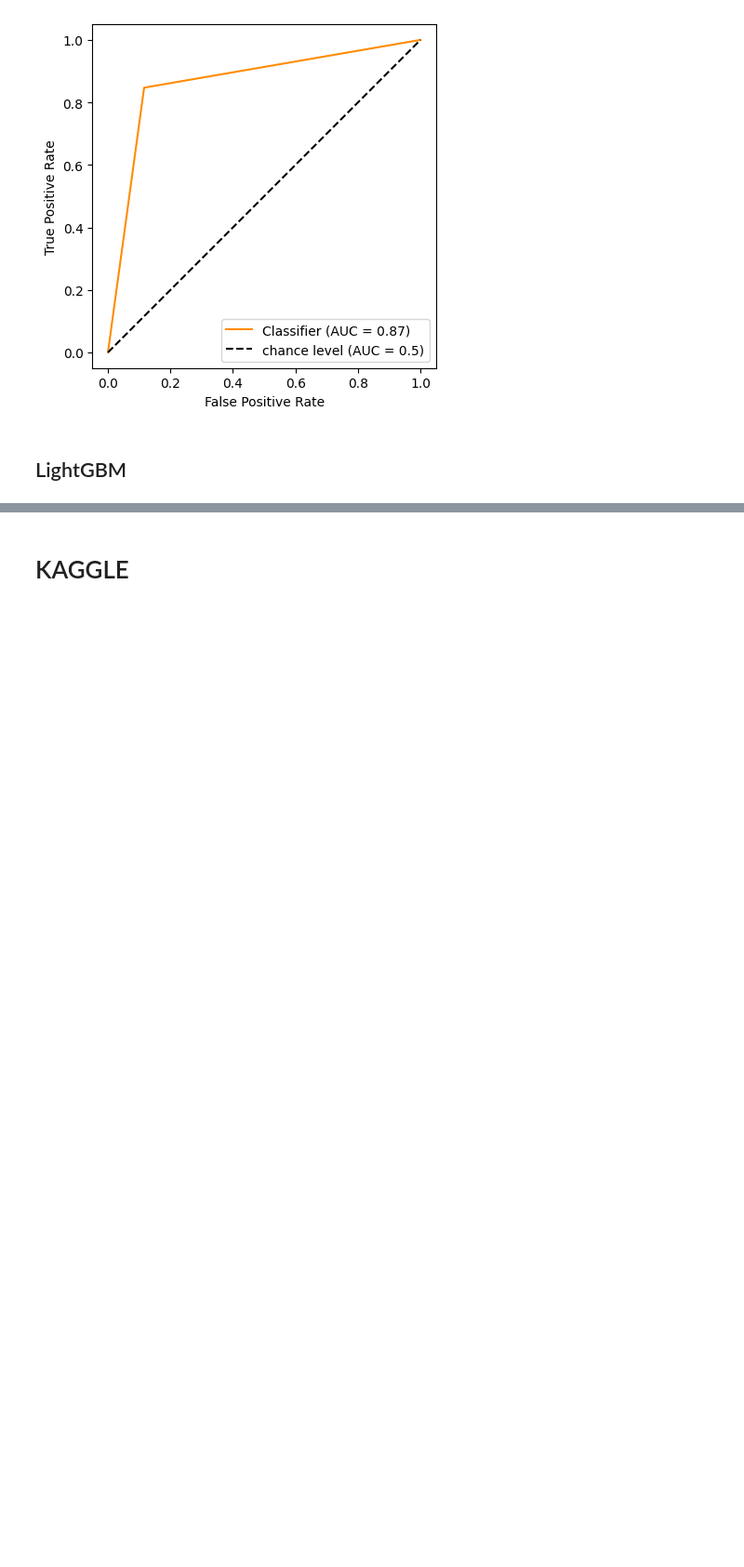
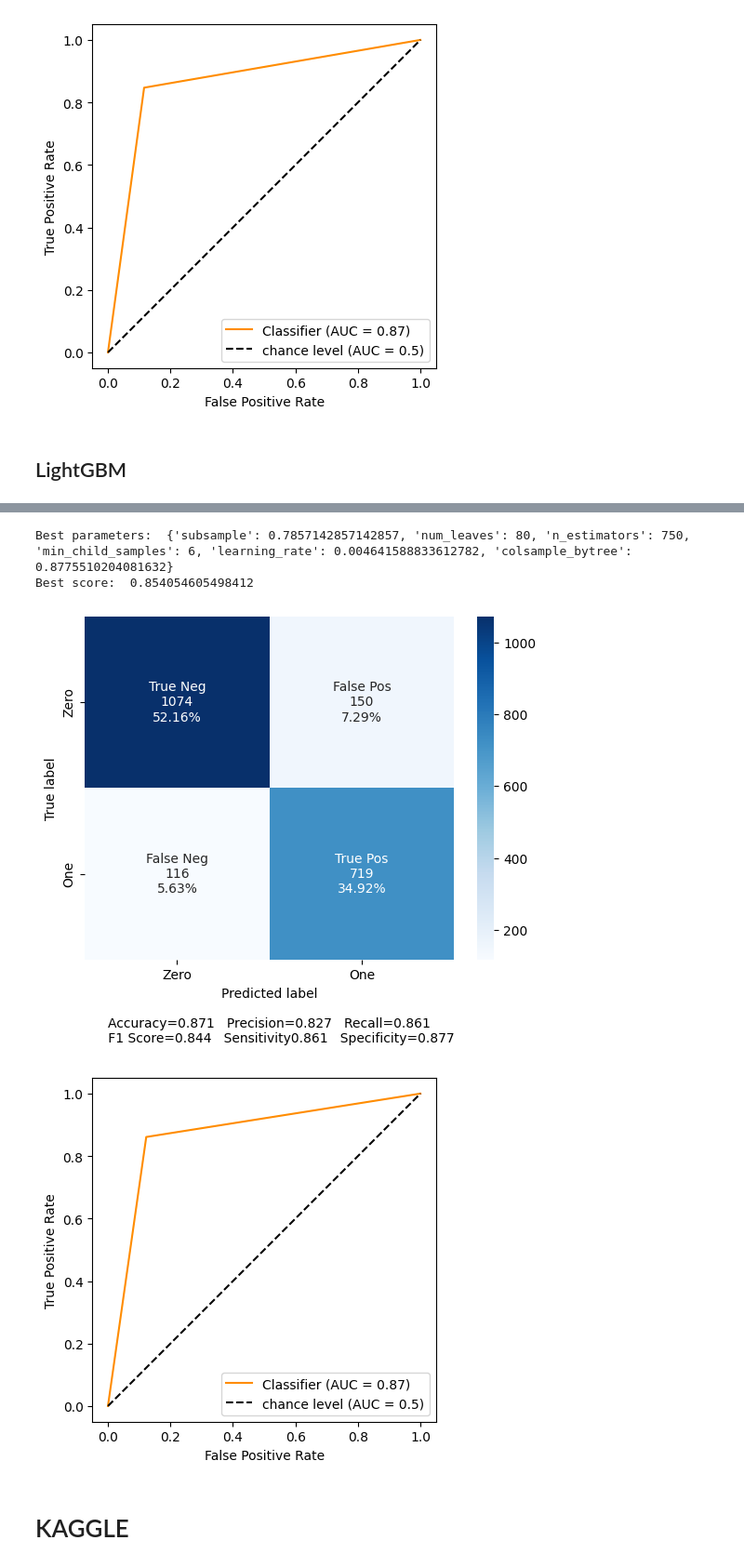
Before and after one commit to realbigi/ML_Data_Competition, a Jupyter notebook: LIAM/Report_LIAM2.ipynb, the cells around one changed output, grey strips where cells are left out. Shown at 93% size. Saved outputs shown, nothing was run; the diff lists cells and outputs as text; code cells hidden in the pictures; blank space fills up the shorter version.

```diff
--- a/LIAM/Report_LIAM2.ipynb
+++ b/LIAM/Report_LIAM2.ipynb
@@ -379,2 +321,0 @@ Category: ['job', 'marital', 'education', 'device', 'day', 'month', 'outcome_old
-# %%
-train = train.dropna()
@@ -642,7 +466,7 @@ train_only_subscription = train_hot['subscription']
 # %% [markdown]
 # TRAIN, TEST AND VALIDATION
 # %%
-valid_size = 0.25
+valid_size = 0.281
 
 # Split the data into training and test sets
 X_train, X_valid, Y_train, Y_valid = train_test_split(train_no_subscription, train_only_subscription, test_size=valid_size)
@@ -966,3 +815,64 @@ ModuleNotFoundError: No module named 'lightgbm'
+# %%
+
+
+# define the parameter grid
+param_grid = {
+    'learning_rate': np.logspace(-3, 0, num=100),
+    'n_estimators': np.arange(100, 1000, 50),
+    'num_leaves': np.arange(10, 201, 10),
+    'min_child_samples': np.arange(1, 51, 5),
+    'subsample': np.linspace(0.5, 1, num=50),
+    'colsample_bytree': np.linspace(0.5, 1, num=50)
+}
+
+# create a LightGBM classifier object
+lgbm = LGBMClassifier(random_state=42)
+
+# create a randomized search object
+random_search = RandomizedSearchCV(estimator=lgbm,
+                                   param_distributions=param_grid,
+                                   n_iter=100,
+                                   cv=10,
+                                   n_jobs=-1,
+                                   random_state=42)
+
+# fit the randomized search object to the data
+random_search.fit(X_train, Y_train)
+
+# print the best set of parameters and the corresponding score
+print("Best parameters: ", random_search.best_params_)
+print("Best score: ", random_search.best_score_)
+# %% [output]
+Best parameters:  {'subsample': 0.7857142857142857, 'num_leaves': 80, 'n_estimators': 750, 'min_child_samples': 6, 'learning_rate': 0.004641588833612782, 'colsample_bytree': 0.8775510204081632}
+Best score:  0.854054605498412
+# %%
+
+# Set the best hyperparameters found by random search
+best_learning_rate = random_search.best_params_['learning_rate']
+best_n_estimators = random_search.best_params_['n_estimators']
+best_num_leaves = random_search.best_params_['num_leaves']
+best_min_child_samples = random_search.best_params_['min_child_samples']
+best_subsample = random_search.best_params_['subsample']
+best_colsample_bytree = random_search.best_params_['colsample_bytree']
+
+# Create a LightGBM classifier object with the best hyperparameters
+lightgbm = LGBMClassifier(learning_rate=best_learning_rate,
+                      n_estimators=best_n_estimators,
+                      num_leaves=best_num_leaves,
+                      min_child_samples=best_min_child_samples,
+                      subsample=best_subsample,
+                      colsample_bytree=best_colsample_bytree,
+                      random_state=42)
+
+# Fit the model to the training data
+lightgbm.fit(X_train, Y_train)
+
+predictions = lightgbm.predict(X_valid)
+make_confusion_matrix(confusion_matrix(Y_valid, predictions), group_names=['True Neg','False Pos','False Neg','True Pos'],  categories=['Zero', 'One'])
+plot_ROC(Y_valid, predictions)
+# %% [output]
+[figure, added]
+[figure, added]
 # %% [markdown]
 # KAGGLE
 # %%
```
Also changed, not shown: parts of 21 cells of this notebook, 1 other file.
